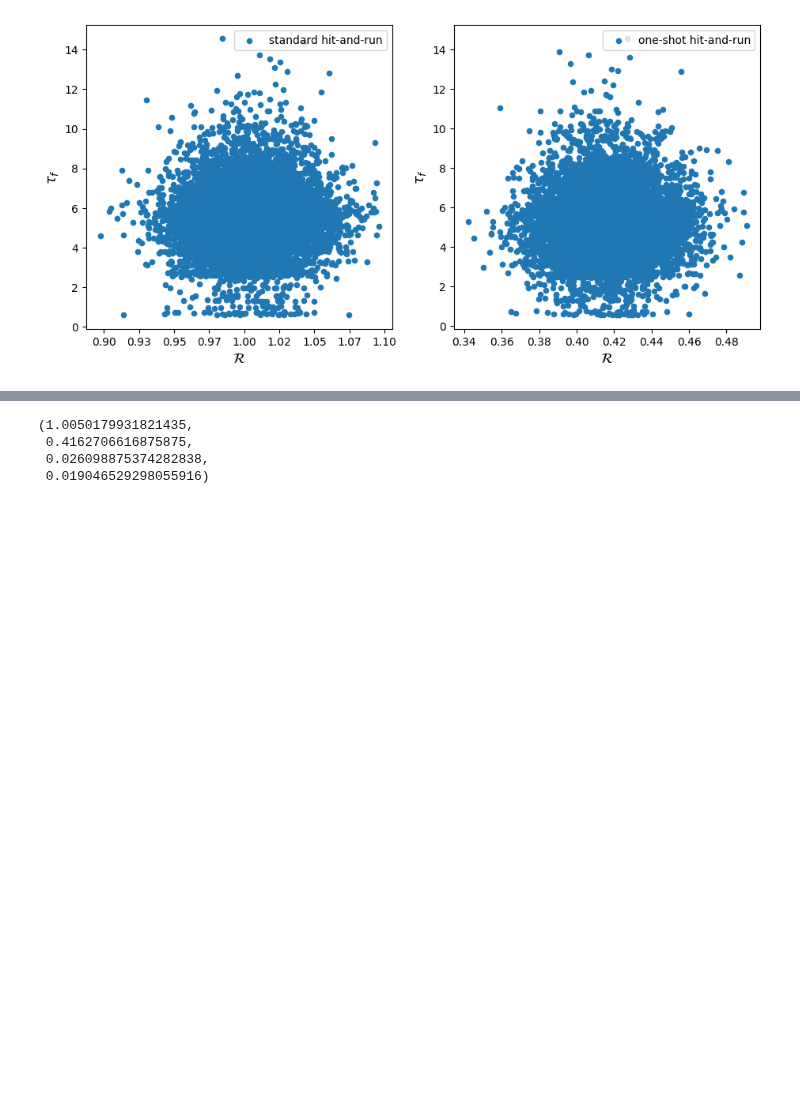
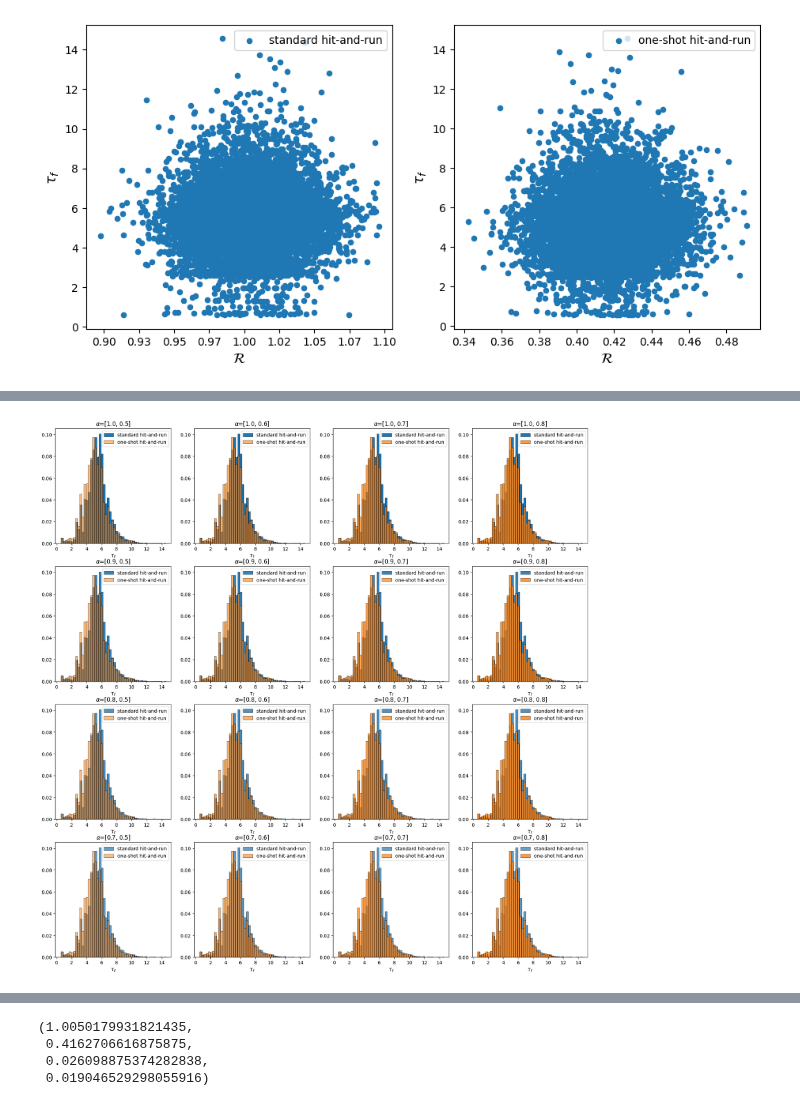
Before and after one commit to pinakm9/random-feature-map, a Jupyter notebook: notebooks/activation_range_full.ipynb, the cells around one changed output, grey strips where cells are left out. Cells and saved outputs as stored; diff of their text form; code cells hidden in the pictures; blank space fills up the shorter version.

```diff
--- a/notebooks/activation_range_full.ipynb
+++ b/notebooks/activation_range_full.ipynb
@@ -145,3 +151,22 @@ print(f'{tau.mean()-tauf.mean():.1f}')
+# %%
+fig = plt.figure(figsize=(20, 20))
+axs = [fig.add_subplot(4, 4, i) for i in range(1, 17)]
+a = [[1., 0.5], [1., 0.6], [1., 0.7], [1., 0.8],\
+    [.9, 0.5], [.9, 0.6], [.9, 0.7], [.9, 0.8],\
+    [.8, 0.5], [.8, 0.6], [.8, 0.7], [.8, 0.8],\
+    [.7, 0.5], [.7, 0.6], [.7, 0.7], [.7, 0.8]]
+
+for i in range(16):
+    sns.histplot(tauf, ax=axs[i], stat="probability", label=r"standard hit-and-run", alpha=a[i][0], bins=50)
+    sns.histplot(tau, ax=axs[i], stat="probability", label="one-shot hit-and-run", alpha=a[i][1], bins=50)
+    axs[i].legend()
+    axs[i].set_xlabel(r'$\tau_f$', fontsize=11)
+    axs[i].set_ylabel('')
+    axs[i].set_title(fr'$\alpha$={a[i]}')
+
+plt.savefig(f'../data/plots/opacity_test.pdf', bbox_inches='tight', dpi=300)
+# %% [output]
+[figure, added]
 # %%
 
 fig = plt.figure(figsize=(11, 5))
```
Also changed, not shown: parts of 2 cells of this notebook, 7 other files.
